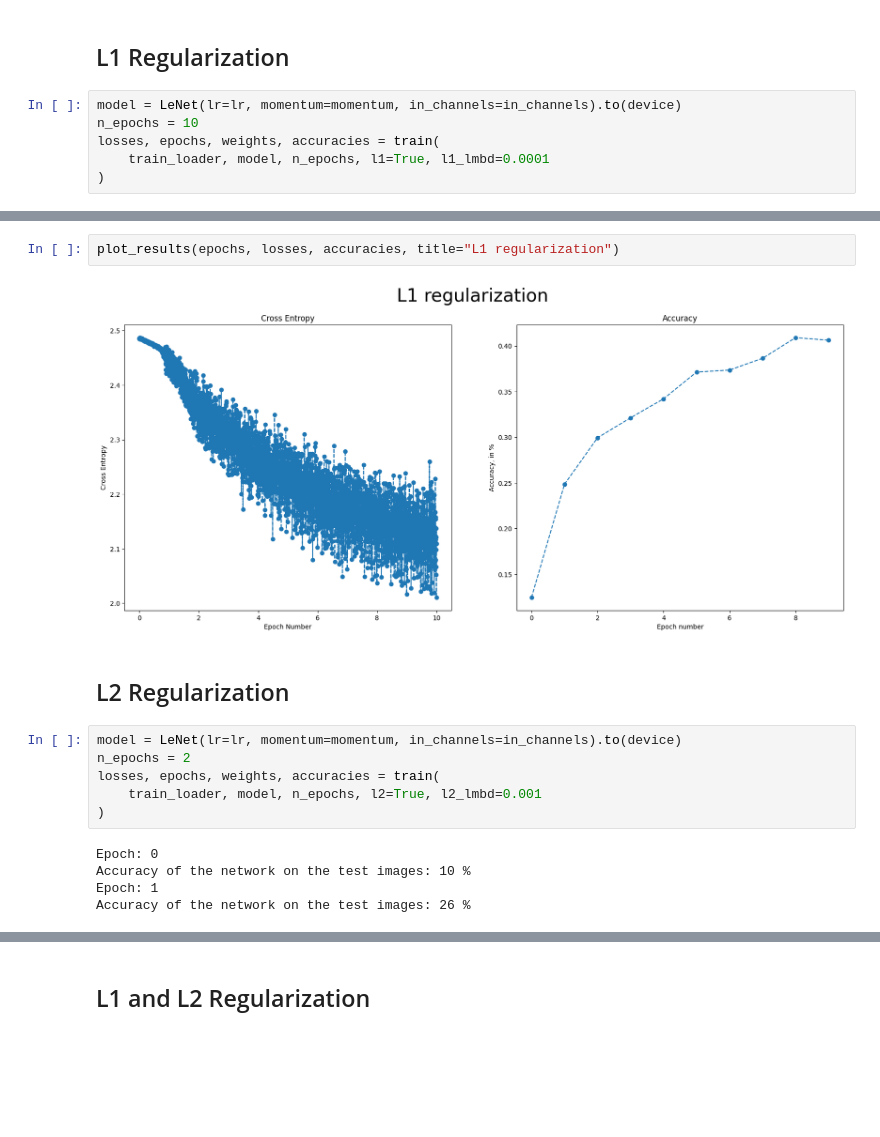
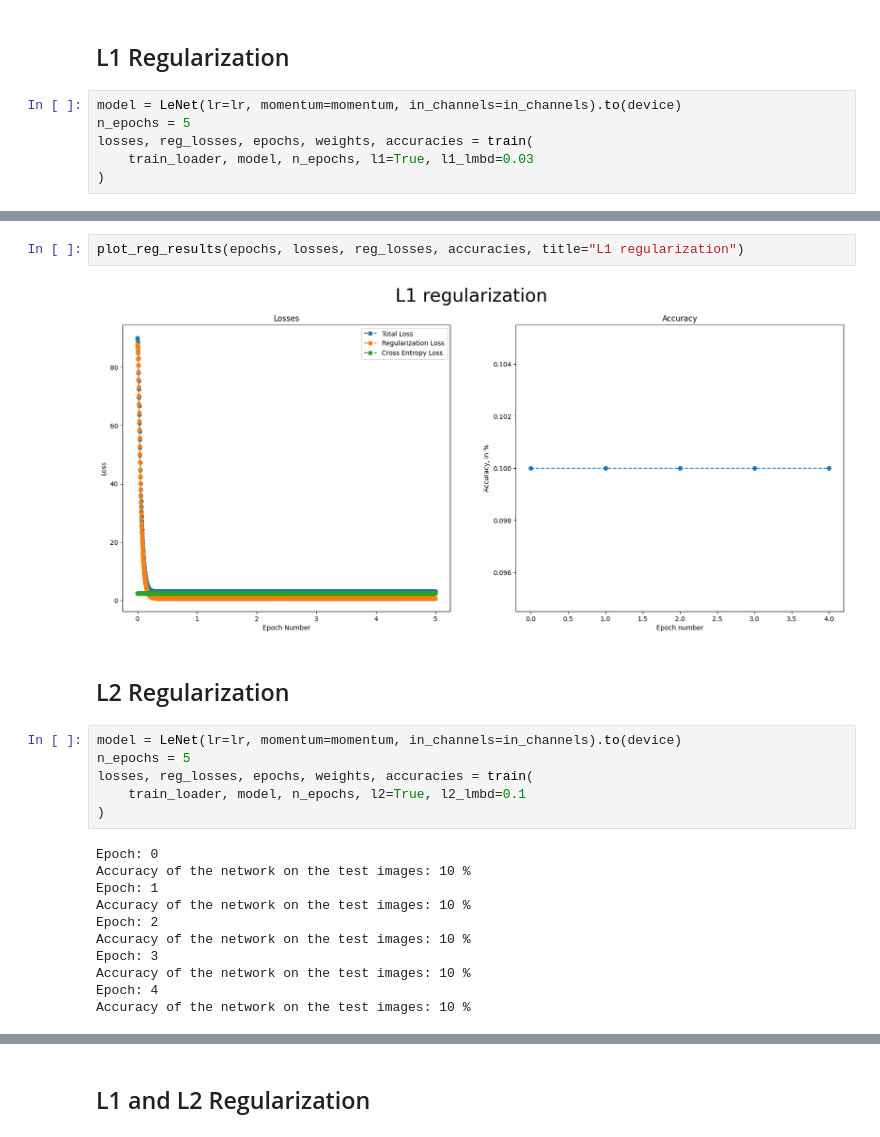
Before and after one commit to bioAI-Oslo/RegDNNs, a Jupyter notebook: Regularization benchmarking/LeNet.ipynb, the cells around one changed output, grey strips where cells are left out. Cells and saved outputs as stored; diff of their text form; blank space fills up the shorter version.

```diff
--- a/Regularization benchmarking/LeNet.ipynb
+++ b/Regularization benchmarking/LeNet.ipynb
@@ -136,9 +140,9 @@ plot_results(epochs, losses, accuracies, title="No regularization")
 ## L1 Regularization
 # %%
 model = LeNet(lr=lr, momentum=momentum, in_channels=in_channels).to(device)
-n_epochs = 10
-losses, epochs, weights, accuracies = train(
-    train_loader, model, n_epochs, l1=True, l1_lmbd=0.0001
+n_epochs = 5
+losses, reg_losses, epochs, weights, accuracies = train(
+    train_loader, model, n_epochs, l1=True, l1_lmbd=0.03
 )
 # %% [output]
 Epoch: 0
@@ -164,18 +158,24 @@ Accuracy of the network on the test images: 40 %
 # %%
-plot_results(epochs, losses, accuracies, title="L1 regularization")
+plot_reg_results(epochs, losses, reg_losses, accuracies, title="L1 regularization")
 # %% [output]
-[figure, old version]
+[figure, new version]
 # %% [markdown]
 ## L2 Regularization
 # %%
 model = LeNet(lr=lr, momentum=momentum, in_channels=in_channels).to(device)
-n_epochs = 2
-losses, epochs, weights, accuracies = train(
-    train_loader, model, n_epochs, l2=True, l2_lmbd=0.001
+n_epochs = 5
+losses, reg_losses, epochs, weights, accuracies = train(
+    train_loader, model, n_epochs, l2=True, l2_lmbd=0.1
 )
 # %% [output]
 Epoch: 0
 Accuracy of the network on the test images: 10 %
 Epoch: 1
-Accuracy of the network on the test images: 26 %
+Accuracy of the network on the test images: 10 %
+Epoch: 2
+Accuracy of the network on the test images: 10 %
+Epoch: 3
+Accuracy of the network on the test images: 10 %
+Epoch: 4
+Accuracy of the network on the test images: 10 %
 # %%
```
Also changed, not shown: parts of 16 cells of this notebook, 4 other files.
